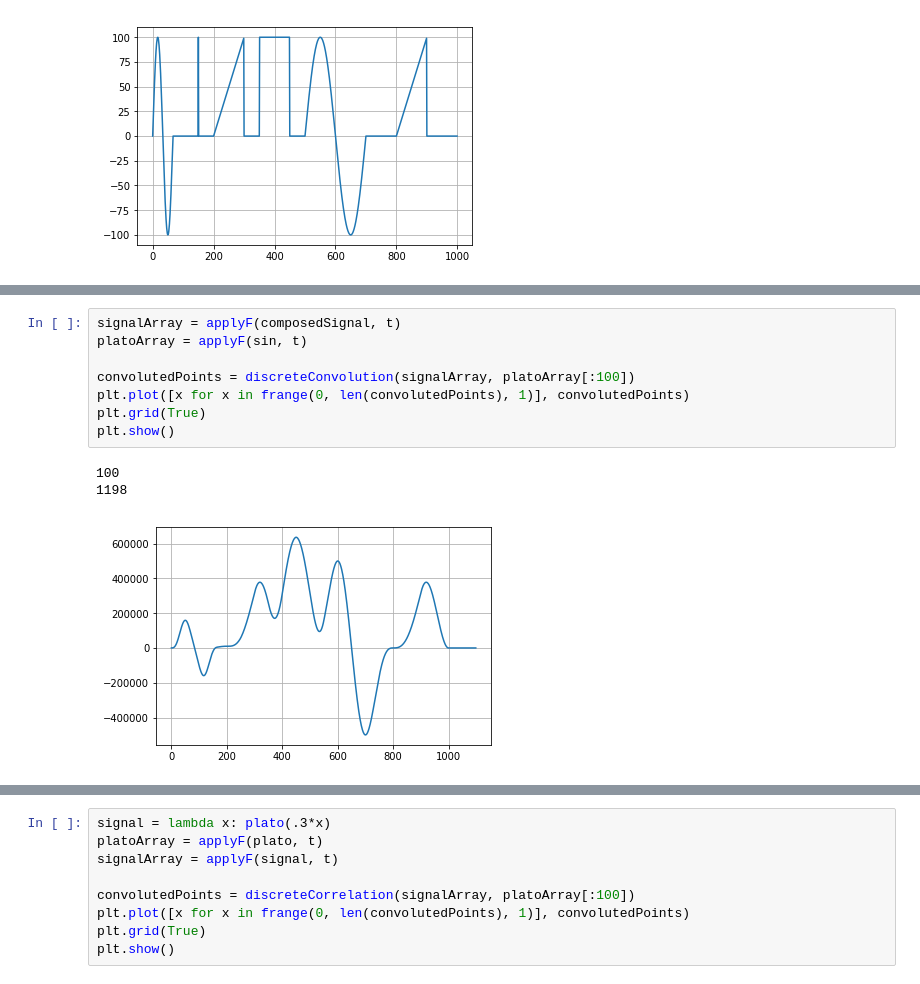
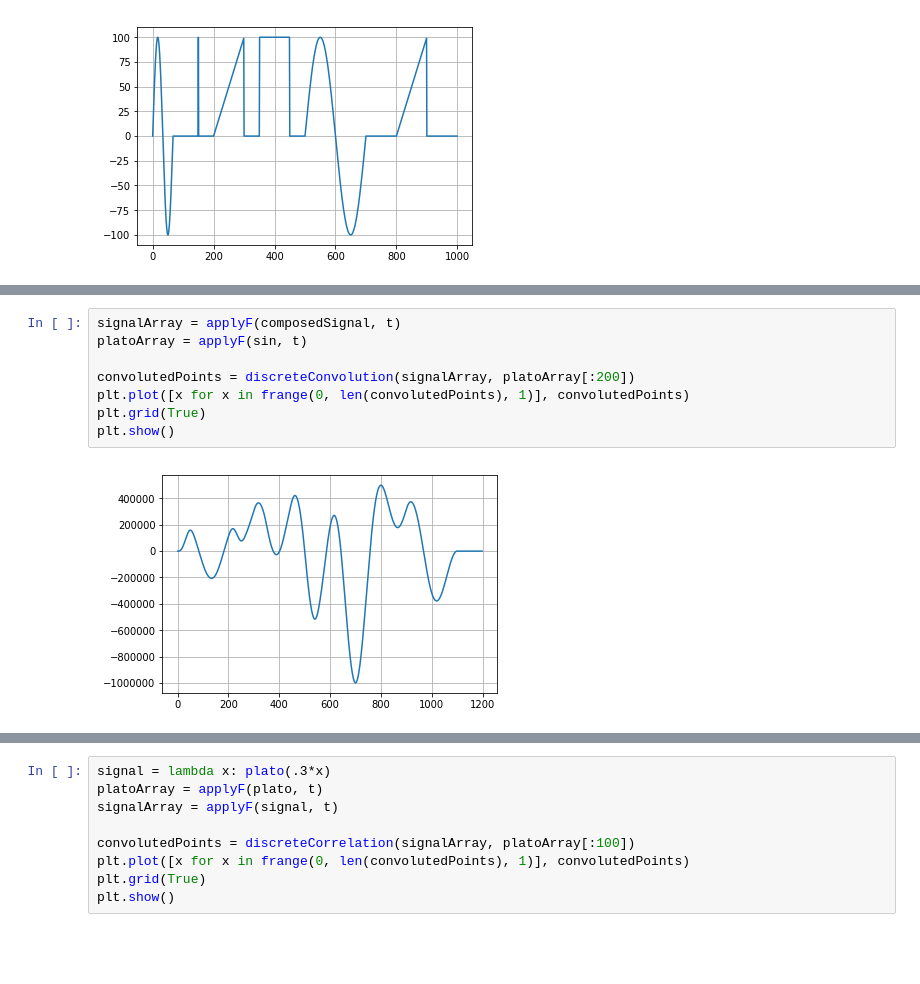
Before and after one commit to renato-scaroni/ImageProcessing, a Jupyter notebook: SignalProcessing.ipynb, the cells around one changed output, grey strips where cells are left out. Drawn from its saved outputs; the diff is of its cells as text; blank space fills up the shorter version.

```diff
--- a/SignalProcessing.ipynb
+++ b/SignalProcessing.ipynb
@@ -145,14 +143,12 @@ plt.show()
 # %%
 signalArray = applyF(composedSignal, t)
 platoArray = applyF(sin, t)
 
-convolutedPoints = discreteConvolution(signalArray, platoArray[:100])
+convolutedPoints = discreteConvolution(signalArray, platoArray[:200])
 plt.plot([x for x in frange(0, len(convolutedPoints), 1)], convolutedPoints)
 plt.grid(True)
 plt.show()
 # %% [output]
-100
-1198
-[figure, old version]
+[figure, new version]
 # %%
 signalArray = applyF(composedSignal, t)
```
Also changed, not shown: parts of 5 cells of this notebook.
